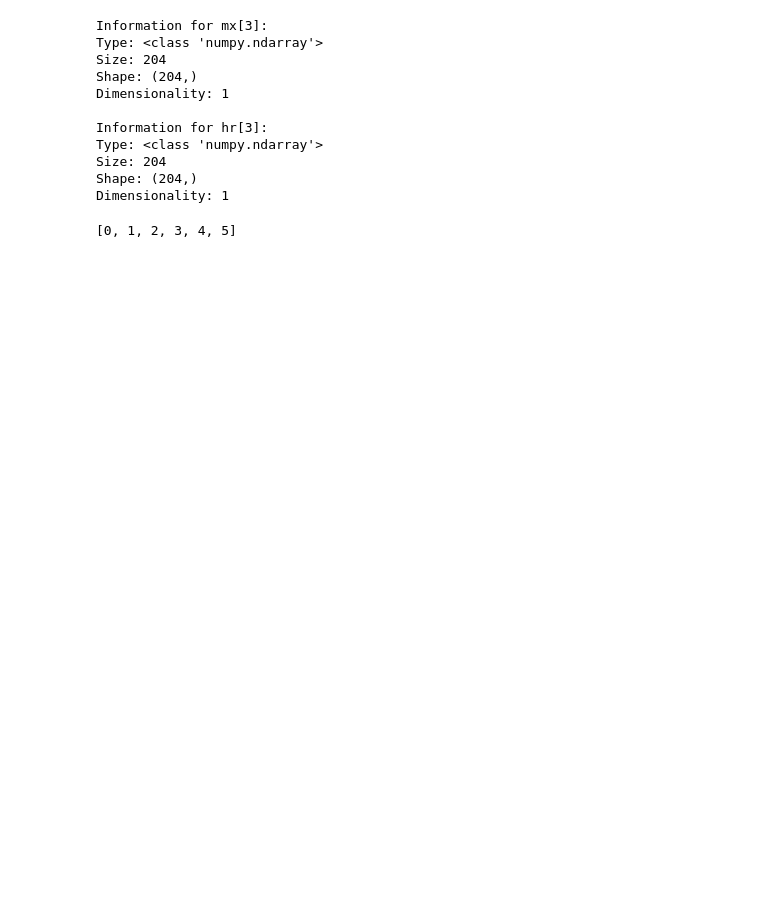
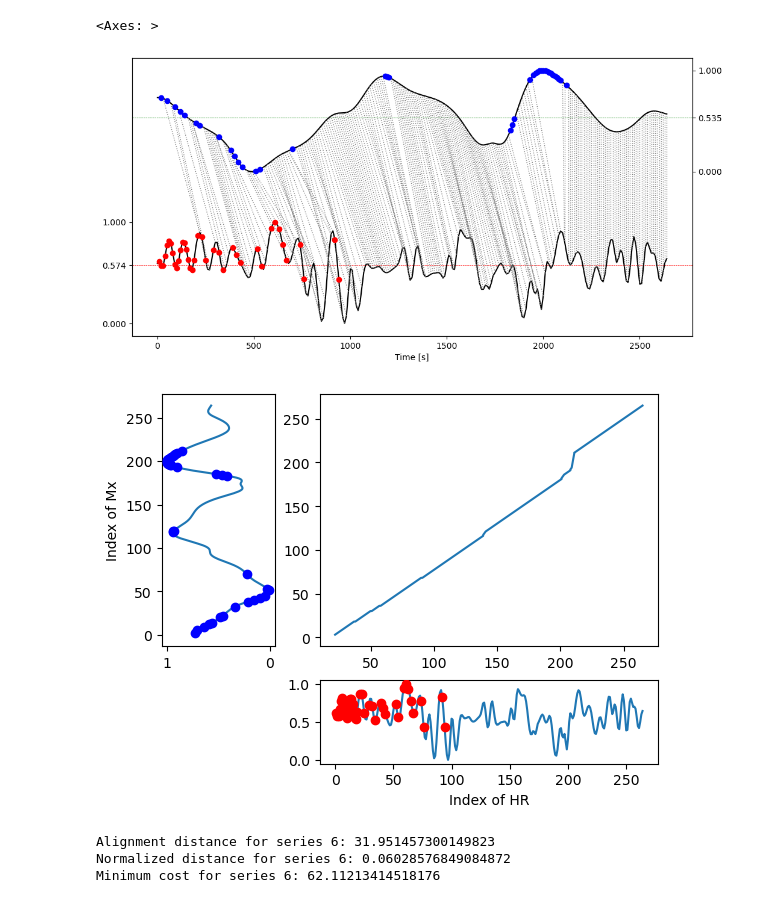
Before and after one commit to KubaBogacz/DiplomaThesis, a Jupyter notebook: analysis.ipynb, the cells around one changed output. Saved outputs shown, nothing was run; the diff lists cells and outputs as text; code cells hidden in the pictures; blank space fills up the shorter version.

```diff
--- a/analysis.ipynb
+++ b/analysis.ipynb
@@ -205,30 +100,47 @@ tensor([11.5129, 11.5129, 11.5128, 11.5128, 11.5129, 11.5129, 11.5129, 11.5129,
-# %%
-# Print information for mx[3]
-print("Information for mx[3]:")
-print(f"Type: {type(mx[3])}")
-print(f"Size: {mx[3].size}")
-print(f"Shape: {mx[3].shape}")
-print(f"Dimensionality: {mx[3].ndim}")
-
-# Print information for hr[3]
-print("\nInformation for hr[3]:")
-print(f"Type: {type(hr[3])}")
-print(f"Size: {hr[3].size}")
-print(f"Shape: {hr[3].shape}")
-print(f"Dimensionality: {hr[3].ndim}")
-# %% [output]
-Information for mx[3]:
-Type: <class 'numpy.ndarray'>
-Size: 204
-Shape: (204,)
-Dimensionality: 1
-
-Information for hr[3]:
-Type: <class 'numpy.ndarray'>
-Size: 204
-Shape: (204,)
-Dimensionality: 1
-# %%
-print(list(range(6)))
-# %% [output]
-[0, 1, 2, 3, 4, 5]
+# %%
+zx_costs, x_drop_costs, z_drop_costs = compute_all_costs(
+    series1=imf_hr,
+    series2=imf_mx,
+    drop_cost_type="percentile",
+    percentile=75
+)
+
+min_cost, matched_indices, dropped1, dropped2 = double_drop_dtw(
+    costs=zx_costs,
+    drop_costs1=x_drop_costs,
+    drop_costs2=z_drop_costs,
+    contiguous=True
+)
+
+dropDtwPlotTwoWay(
+    xts=imf_hr,
+    yts=imf_mx,
+    xlab="Time [s]",
+    offset=1.5,
+    matched_indices=matched_indices,
+    dropped1=dropped1,
+    dropped2=dropped2
+)
+
+dropDtwPlotThreeWay(
+    xts=imf_hr,
+    yts=imf_mx,
+    xlab="Index of HR",
+    ylab="Index of Mx",
+    matched_indices=matched_indices,
+    dropped1=dropped1,
+    dropped2=dropped2
+)
+# %% [output]
+<Axes: >
+[figure, added]
+[figure, added]
+# %%
+print(f"Alignment distance for series {file_number}: {alignment.distance}")
+normalized_distance = alignment.distance / (len(imf_hr) + len(imf_mx))
+print(f"Normalized distance for series {file_number}: {normalized_distance}")
+print(f"Minimum cost for series {file_number}: {min_cost}")
+# %% [output]
+Alignment distance for series 6: 31.951457300149823
+Normalized distance for series 6: 0.06028576849084872
+Minimum cost for series 6: 62.11213414518176
```
Also changed, not shown: parts of 5 cells of this notebook, 5 other files.
